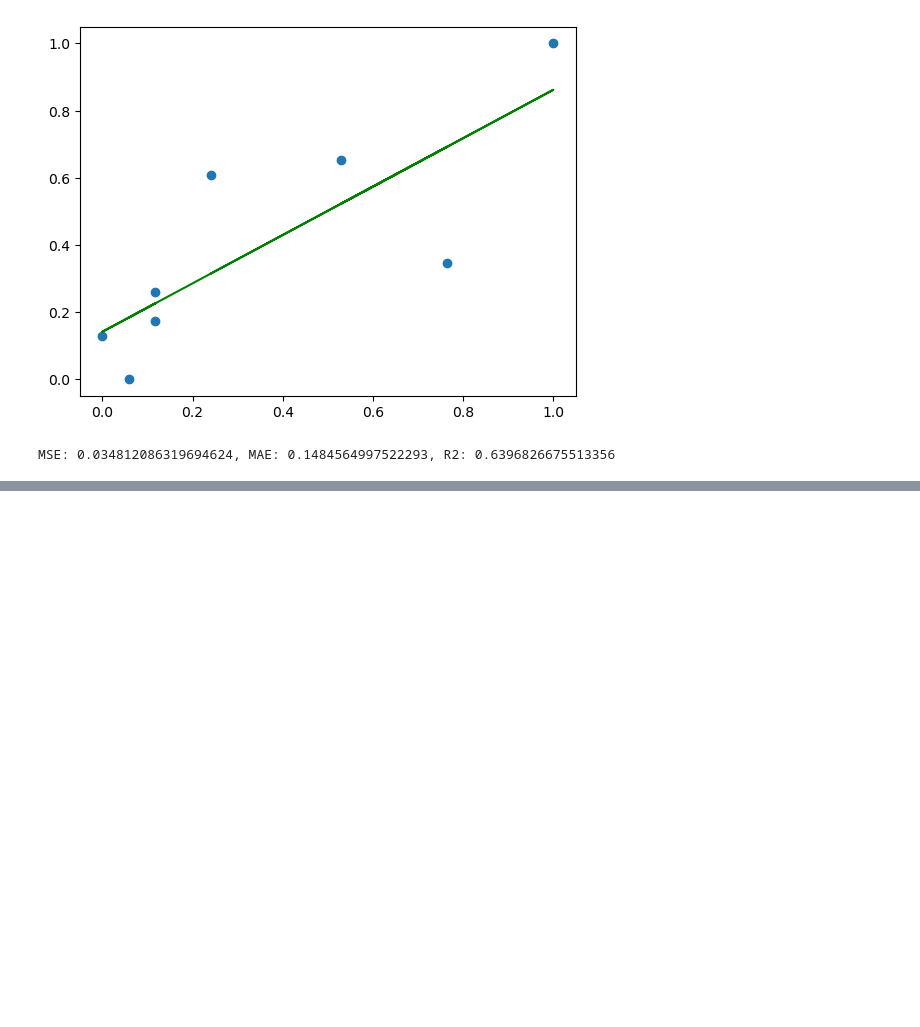
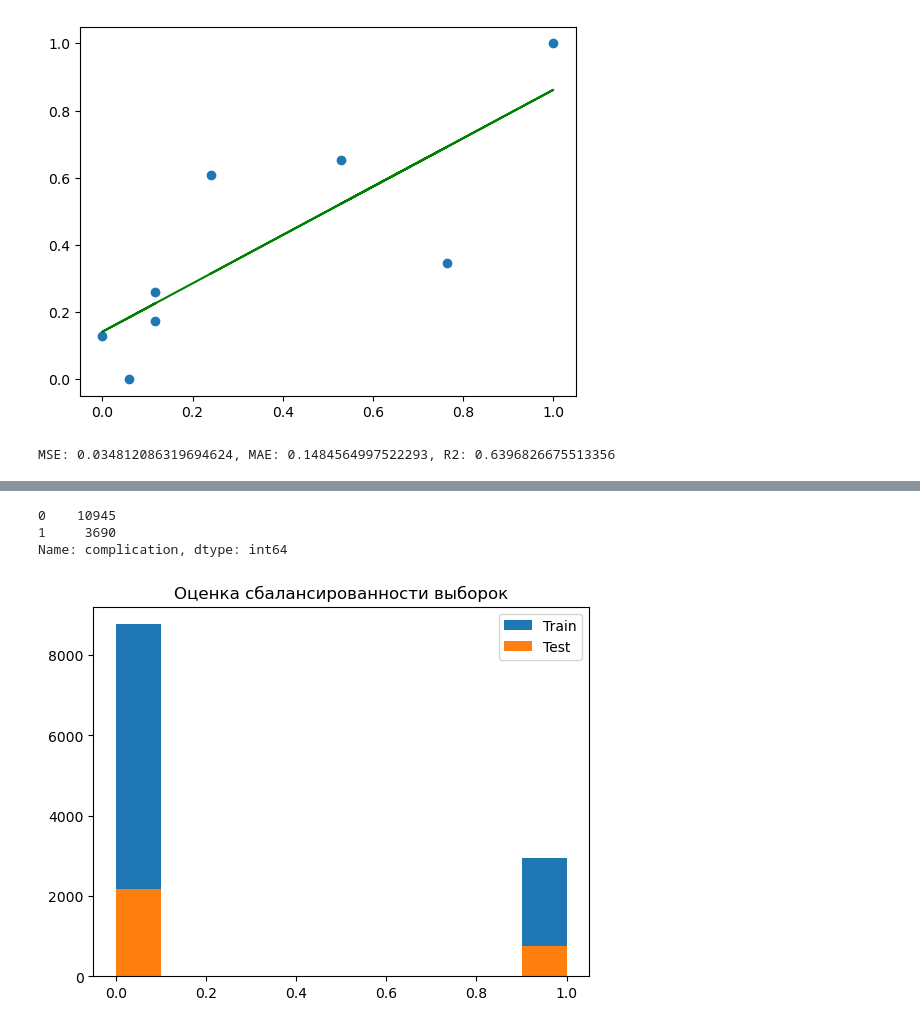
Before and after one commit to Letch49/ML_VVSU_2023, a Jupyter notebook: lec05/lec05.ipynb, the cells around one changed output, grey strips where cells are left out. Drawn from its saved outputs; the diff is of its cells as text; code cells hidden in the pictures; blank space fills up the shorter version.

```diff
--- a/lec05/lec05.ipynb
+++ b/lec05/lec05.ipynb
@@ -470,0 +540,4 @@ MSE: 0.034812086319694624, MAE: 0.1484564997522293, R2: 0.6396826675513356
+# %%
+X = surgical.drop("complication", axis = 1).copy()
+Y = surgical.iloc[:,-1]
+X.head()
@@ -470,0 +552,17 @@ MSE: 0.034812086319694624, MAE: 0.1484564997522293, R2: 0.6396826675513356
+# %%
+Y.value_counts()
+# %% [output]
+0    10945
+1     3690
+Name: complication, dtype: int64
+# %%
+from sklearn.model_selection import train_test_split
+Xtrain, Xtest, Ytrain, Ytest = train_test_split(X, Y, test_size = 0.2, random_state = 0, shuffle = True)
+# %%
+plt.hist(Ytrain, label = "Train")
+plt.hist(Ytest, label = "Test")
+plt.legend()
+plt.title("Оценка сбалансированности выборок")
+plt.show()
+# %% [output]
+[figure, added]
```
Also changed, not shown: parts of 12 cells of this notebook, 1 other file.
